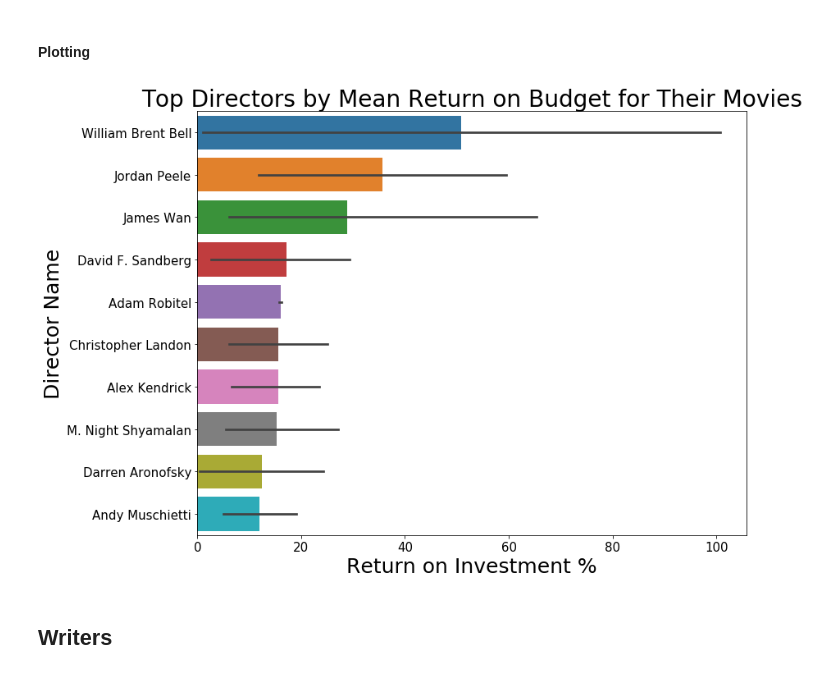
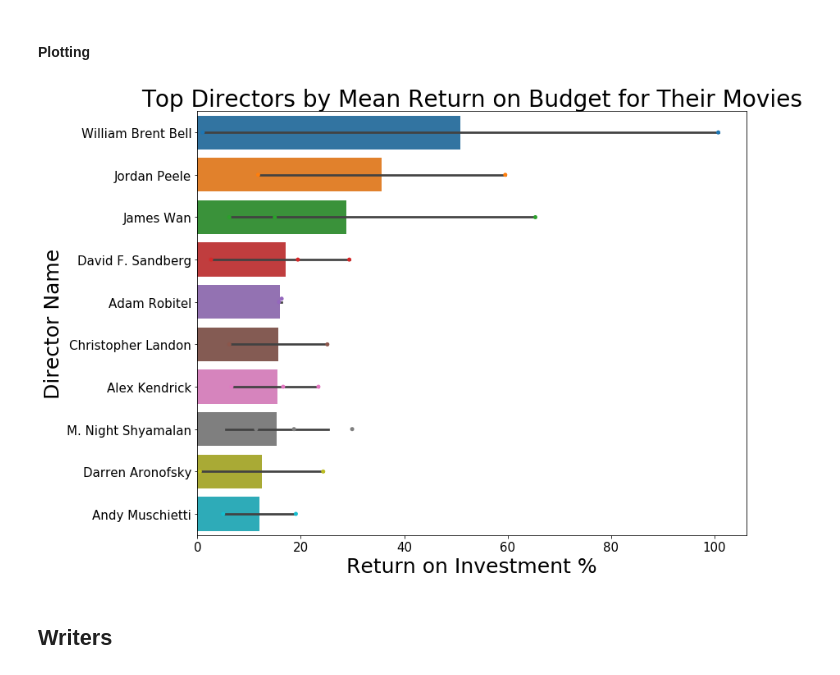
Before and after one commit to skelouse/dsc-mod-1-project-v2-1-onl01-dtsc-ft-070620, a Jupyter notebook: student.ipynb, the cells around one changed output. Drawn from its saved outputs; the diff is of its cells as text; code cells hidden in the pictures.

```diff
--- a/student.ipynb
+++ b/student.ipynb
@@ -423,17 +461,18 @@ director_order = (director_split_df.groupby('name')['perc'].mean()
 # %%
 fig, ax = plt.subplots(figsize=(12, 9.5))
 sns.barplot('perc', 'name', data=director_split_df, order=director_order)
+sns.swarmplot('perc', 'name', data=director_split_df, order=director_order)
 
 # Prettify plot
 ax.set_title("Top Directors by Mean Return on Budget for Their Movies")
 ax.title.set_fontsize(28)
 ax.xaxis.label.set_fontsize(25)
 ax.yaxis.label.set_fontsize(25)
 ax.xaxis.label.set_text("Return on Investment %")
 ax.yaxis.label.set_text("Director Name")
 ax.tick_params(axis='both', which='major', labelsize=15)
 # %% [output]
-[figure, old version]
+[figure, new version]
 # %% [markdown]
 ## Writers
 # %% [markdown]
```
Also changed, not shown: parts of 20 cells of this notebook, 15 other files.
